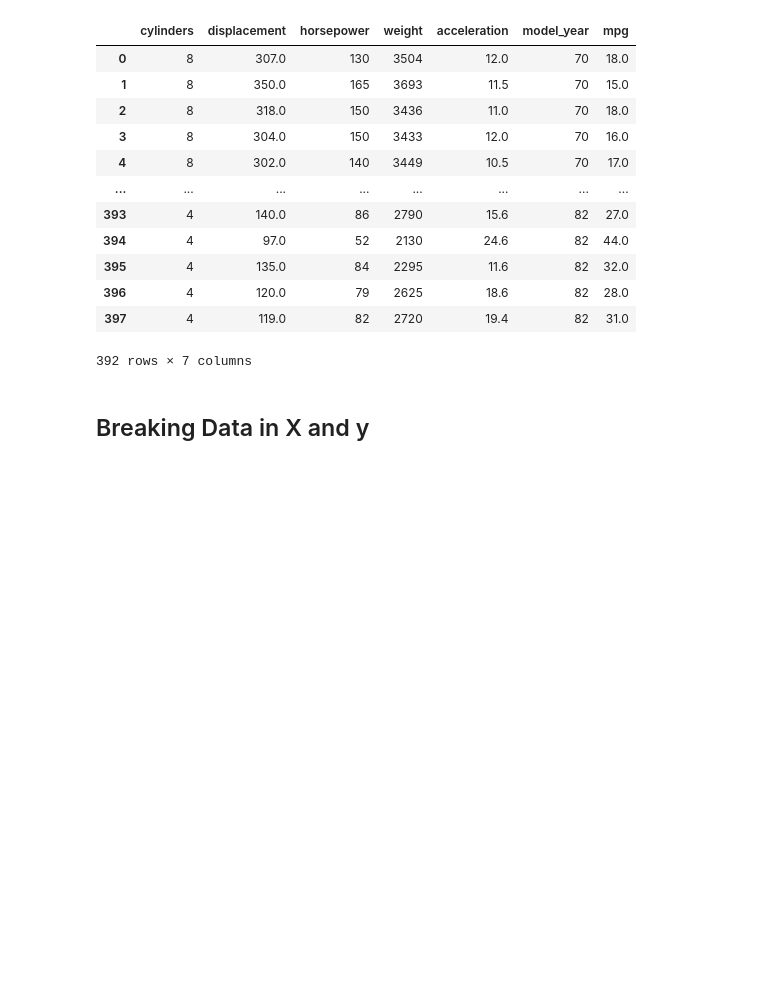
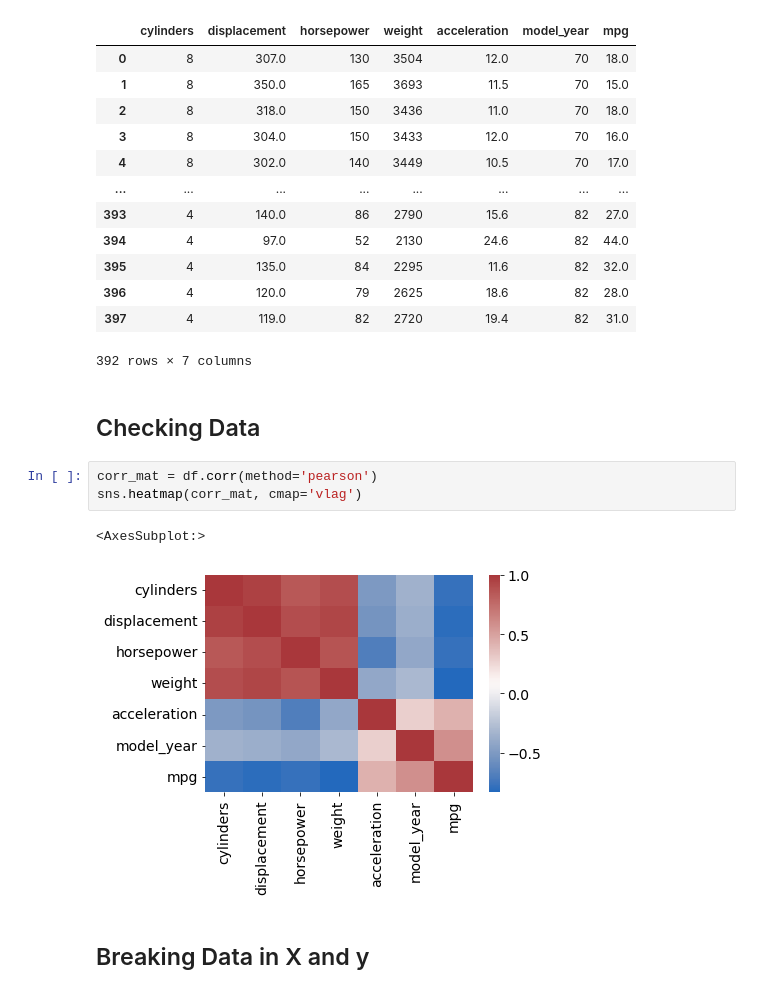
Before and after one commit to sking115422/DS2_P1, a Jupyter notebook: python/auto_mpg.ipynb, the cells around one changed output. Cells and saved outputs as stored; diff of their text form; blank space fills up the shorter version.

```diff
--- a/python/auto_mpg.ipynb
+++ b/python/auto_mpg.ipynb
@@ -30,6 +34,14 @@ df
 | 396 | 4 | 120.0 | 79 | 2625 | 18.6 | 82 | 28.0 |
 | 397 | 4 | 119.0 | 82 | 2720 | 19.4 | 82 | 31.0 |
 392 rows × 7 columns
+# %% [markdown]
+## Checking Data
+# %%
+corr_mat = df.corr(method='pearson')
+sns.heatmap(corr_mat, cmap='vlag')
+# %% [output]
+<AxesSubplot:>
+[figure, added]
 # %% [markdown]
 ## Breaking Data in X and y
 # %%
```
Also changed, not shown: parts of 1 cell of this notebook, 7 other files.
